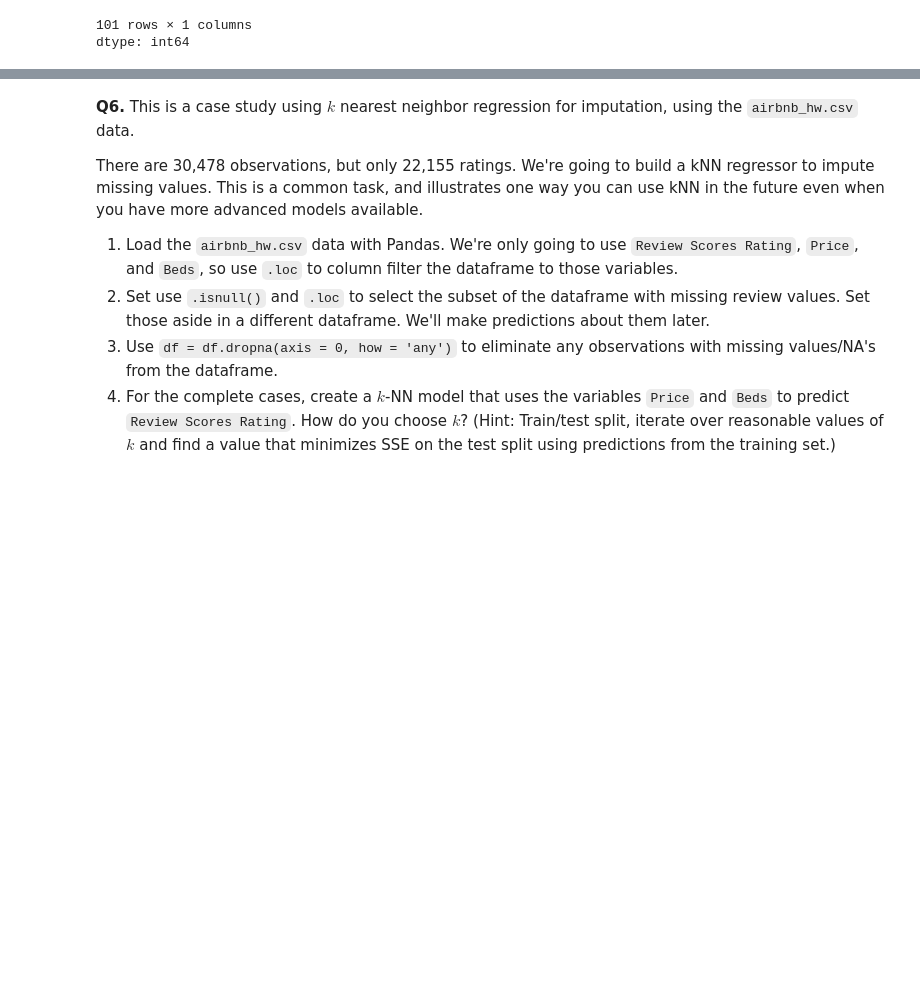
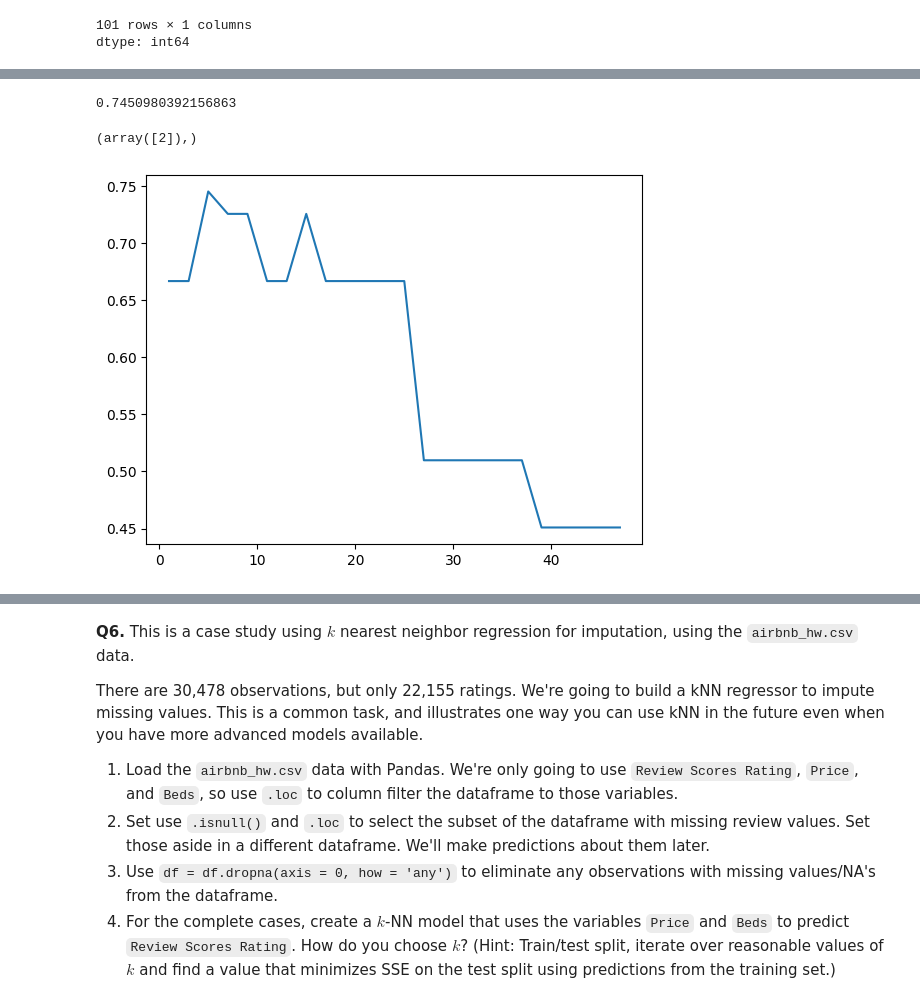
Before and after one commit to AngelikaBaloy/undergrad_ml_assignments, a Jupyter notebook: 02_assignment_knn.ipynb, the cells around one changed output, grey strips where cells are left out. Saved outputs shown, nothing was run; the diff lists cells and outputs as text; code cells hidden in the pictures; blank space fills up the shorter version.

```diff
--- a/02_assignment_knn.ipynb
+++ b/02_assignment_knn.ipynb
@@ -544,0 +523,11 @@ animals.head() # helpppp
+# %%
+# kNN where k=1
+model = KNeighborsClassifier(n_neighbors= 1)
+model = model.fit(x_train, y_train)
+y_hat = model.predict(x_test)
+
+print(model.score(x_test, y_test))
+
+pd.crosstab(y_test, y_hat) # pretty good; only 2 mistakes when predicting for class 3
+# Class 3 is a small group, so I suppose it would be harder to make accurate predictions when the
+# model has less information to base itself off of
@@ -544,0 +545,29 @@ animals.head() # helpppp
+# %%
+# 5 ) new kNN; milk / aquatic / airborne
+
+# set up
+vars = ['milk', 'aquatic', 'airborne']
+y = animals['class']
+
+x = animals.loc[:, vars]
+
+x_train, x_test, y_train, y_test = train_test_split(x, y, test_size=.5, random_state=100) # 50/50 split again
+# %%
+# k
+k_grid = [(2*k+1) for k in range(24)] # x-train is 50 items
+acc_test = []
+
+for k in k_grid:
+  model = KNeighborsClassifier(n_neighbors= k)
+  model = model.fit(x_train, y_train)
+  y_hat = model.predict(x_test)
+  acc_test.append(model.score(x_test, y_test))
+
+sns.lineplot(x=k_grid, y=acc_test) # test accuracy
+
+print(np.max(acc_test)) # max accuracy is 74.5%
+np.where(acc_test == np.max(acc_test)) # most accurate where k=5
+# %% [output]
+0.7450980392156863
+(array([2]),)
+[figure, added]
```
Also changed, not shown: parts of 15 cells of this notebook.
